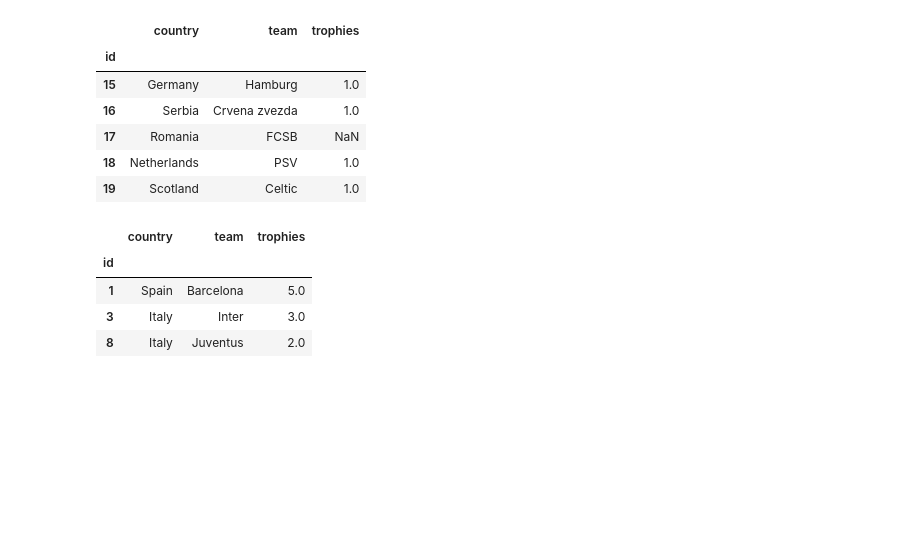
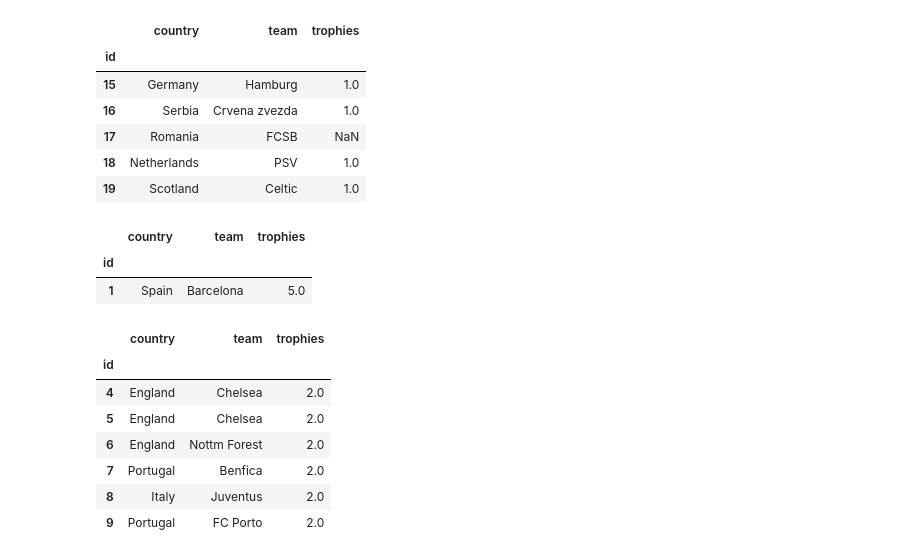
Before and after one commit to sojog/ML-NLP-DP-Bittnet-Iulie-2026, a Jupyter notebook: Ziua3/04.exercitiu_ucl.ipynb, the cells around one changed output. Drawn from its saved outputs; the diff is of its cells as text; code cells hidden in the pictures; blank space fills up the shorter version.

```diff
--- a/Ziua3/04.exercitiu_ucl.ipynb
+++ b/Ziua3/04.exercitiu_ucl.ipynb
@@ -188,12 +188,22 @@ df.tail()
 # %%
 
 
 # 11. Filtrați echipele din „Spania” și afișați-le datele.
 
-df[df["country"].isin(["Spain", "Italy"])]
+df[df["country"].isin(["Spain"])]
 # %% [output]
 |  | country | team | trophies |
 | id |  |  |  |
 | 1 | Spain | Barcelona | 5.0 |
-| 3 | Italy | Inter | 3.0 |
-| 8 | Italy | Juventus | 2.0 |
+# %%
+# 12. Găsiți toate echipele care au câștigat exact 2 trofee.
+df[df["trophies"] == 2]
+# %% [output]
+|  | country | team | trophies |
+| id |  |  |  |
+| 4 | England | Chelsea | 2.0 |
+| 5 | England | Chelsea | 2.0 |
+| 6 | England | Nottm Forest | 2.0 |
+| 7 | Portugal | Benfica | 2.0 |
+| 8 | Italy | Juventus | 2.0 |
+| 9 | Portugal | FC Porto | 2.0 |
```
Also changed, not shown: parts of 18 cells of this notebook.
